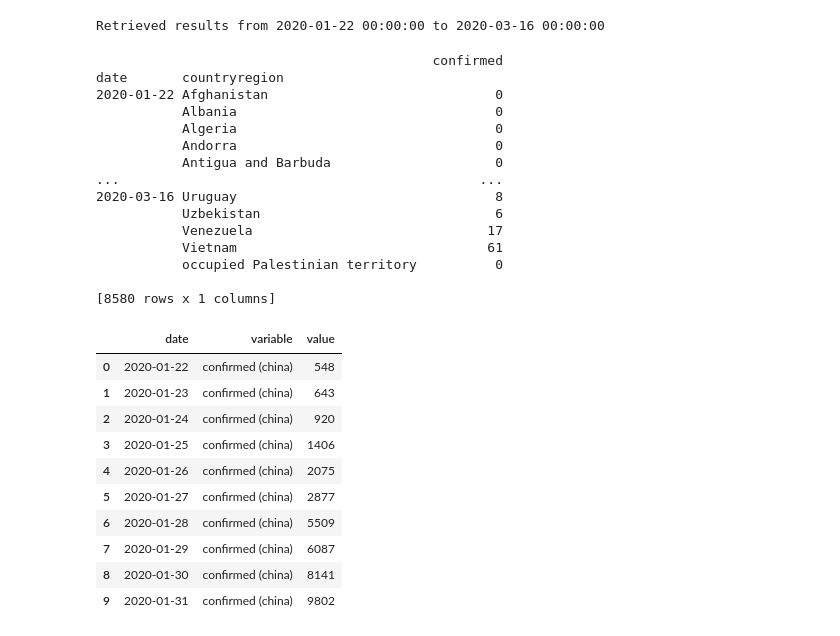
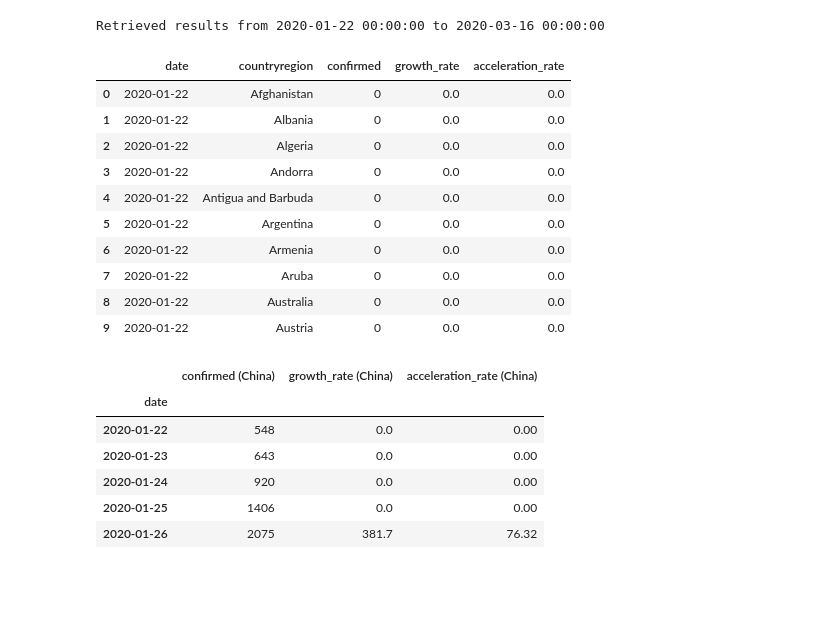
Before and after one commit to ivanmkc/covid19, a Jupyter notebook: covid.ipynb, the cells around one changed output. Drawn from its saved outputs; the diff is of its cells as text; code cells hidden in the pictures; blank space fills up the shorter version.

```diff
--- a/covid.ipynb
+++ b/covid.ipynb
@@ -27,23 +27,5 @@ print('Retrieved results from {} to {}'.format(df_confirmed['date'].min(), df_co
 # %% [output]
 Retrieved results from 2020-01-22 00:00:00 to 2020-03-16 00:00:00
 # %%
-### Group values
+### Group values by countryregion
 df_confirmed_grouped = df_confirmed[['date','countryregion', 'confirmed']].groupby(['date', 'countryregion']).sum()
-
-print(df_confirmed_grouped)
-# %% [output]
-                                           confirmed
-date       countryregion
-2020-01-22 Afghanistan                             0
-           Albania                                 0
-           Algeria                                 0
-           Andorra                                 0
-           Antigua and Barbuda                     0
-...                                              ...
-2020-03-16 Uruguay                                 8
-           Uzbekistan                              6
-           Venezuela                              17
-           Vietnam                                61
-           occupied Palestinian territory          0
-
-[8580 rows x 1 columns]
@@ -53,18 +32,42 @@ date       countryregion
+# %%
+# Calculate change
+window = 5
+growthCalculation = lambda x: (x.max())
+
+from sklearn.linear_model import LinearRegression
+linear_regressor = LinearRegression()
+
+x = pd.Series(range(0,window)).values.reshape(-1,1)
+linearCoefficient = lambda values: (linear_regressor.fit(x, values.values.reshape(-1,1)).coef_)
+
+df_confirmed_grouped = df_confirmed_grouped.reset_index()
+df_confirmed_grouped['growth_rate'] = df_confirmed_grouped.groupby(['countryregion'])['confirmed'].rolling(window).apply(linearCoefficient).fillna(0).reset_index(level=0, drop=True)
+df_confirmed_grouped['acceleration_rate'] = df_confirmed_grouped['growth_rate'].rolling(window).apply(linearCoefficient).fillna(0)
+
+df_confirmed_grouped.head(10)
+# %% [output]
+|  | date | countryregion | confirmed | growth_rate | acceleration_rate |
+| 0 | 2020-01-22 | Afghanistan | 0 | 0.0 | 0.0 |
+| 1 | 2020-01-22 | Albania | 0 | 0.0 | 0.0 |
+| 2 | 2020-01-22 | Algeria | 0 | 0.0 | 0.0 |
+| 3 | 2020-01-22 | Andorra | 0 | 0.0 | 0.0 |
+| 4 | 2020-01-22 | Antigua and Barbuda | 0 | 0.0 | 0.0 |
+| 5 | 2020-01-22 | Argentina | 0 | 0.0 | 0.0 |
+| 6 | 2020-01-22 | Armenia | 0 | 0.0 | 0.0 |
+| 7 | 2020-01-22 | Aruba | 0 | 0.0 | 0.0 |
+| 8 | 2020-01-22 | Australia | 0 | 0.0 | 0.0 |
+| 9 | 2020-01-22 | Austria | 0 | 0.0 | 0.0 |
 # %%
 # Prepare China
 df_china = df_confirmed_grouped.query('countryregion == "China"')
-df_china_prepared = df_china.droplevel('countryregion').rename(columns=lambda x: x+' (china)').reset_index().melt(id_vars="date")
+df_china_prepared = df_china.groupby('date').sum().rename(columns=lambda x: x+' (China)')
 
-df_china_prepared.head(10)
+df_china_prepared.head()
 # %% [output]
-|  | date | variable | value |
-| 0 | 2020-01-22 | confirmed (china) | 548 |
-| 1 | 2020-01-23 | confirmed (china) | 643 |
-| 2 | 2020-01-24 | confirmed (china) | 920 |
-| 3 | 2020-01-25 | confirmed (china) | 1406 |
-| 4 | 2020-01-26 | confirmed (china) | 2075 |
-| 5 | 2020-01-27 | confirmed (china) | 2877 |
-| 6 | 2020-01-28 | confirmed (china) | 5509 |
-| 7 | 2020-01-29 | confirmed (china) | 6087 |
-| 8 | 2020-01-30 | confirmed (china) | 8141 |
-| 9 | 2020-01-31 | confirmed (china) | 9802 |
+|  | confirmed (China) | growth_rate (China) | acceleration_rate (China) |
+| date |  |  |  |
+| 2020-01-22 | 548 | 0.0 | 0.00 |
+| 2020-01-23 | 643 | 0.0 | 0.00 |
+| 2020-01-24 | 920 | 0.0 | 0.00 |
+| 2020-01-25 | 1406 | 0.0 | 0.00 |
+| 2020-01-26 | 2075 | 381.7 | 76.32 |
```
Also changed, not shown: parts of 9 cells of this notebook.
